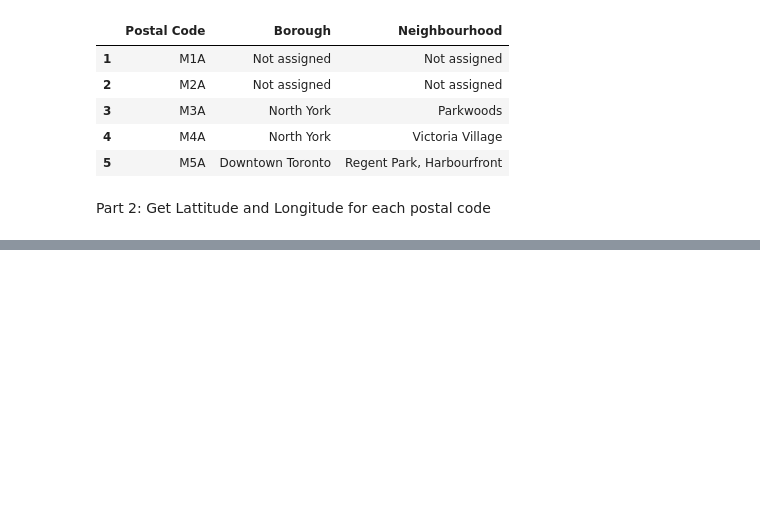
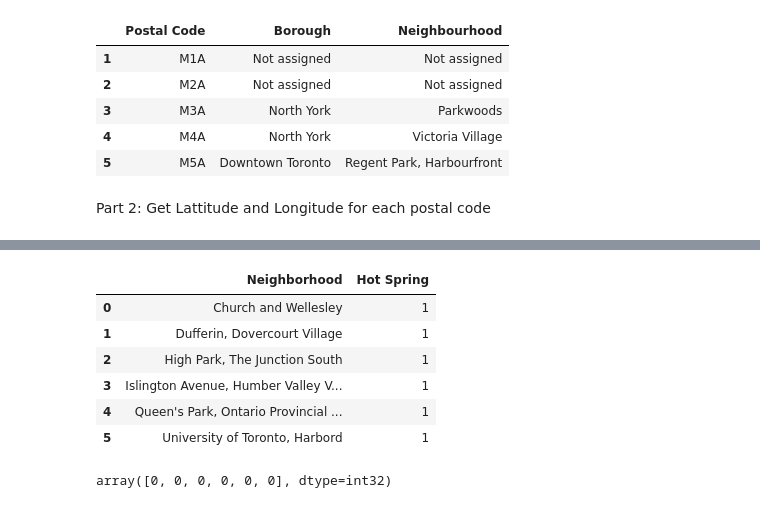
Before and after one commit to JustChandy/Coursera_Capstone, a Jupyter notebook: Toronto_Segmenting+Clustering.ipynb, the cells around one changed output, grey strips where cells are left out. Cells and saved outputs as stored; diff of their text form; code cells hidden in the pictures; blank space fills up the shorter version.

```diff
--- a/Toronto_Segmenting+Clustering.ipynb
+++ b/Toronto_Segmenting+Clustering.ipynb
@@ -106,0 +191,4 @@ df.head()
+# %%
+radius = 500
+url = 'https://api.foursquare.com/v2/venues/explore?client_id={}&client_secret={}&ll={},{}&v={}&radius={}&limit={}'.format(CLIENT_ID, CLIENT_SECRET, neighborhood_latitude, neighborhood_longitude, VERSION, radius, LIMIT)
+url
@@ -106,0 +197,3 @@ df.head()
+# %%
+results = requests.get(url).json()
+results
@@ -106,0 +272,11 @@ df.head()
+# %%
+toronto_onehot = pd.get_dummies(toronto_venues[['Venue Category']], prefix="", prefix_sep="")
+
+# add neighborhood column back to dataframe
+toronto_onehot['Neighborhood'] = toronto_venues['Neighborhood']
+
+# move neighborhood column to the first column
+fixed_columns = [toronto_onehot.columns[-1]] + list(toronto_onehot.columns[:-1])
+toronto_onehot = toronto_onehot[fixed_columns]
+
+toronto_onehot.head()
@@ -106,0 +290,23 @@ df.head()
+# %%
+toronto_grouped = toronto_onehot.groupby('Neighborhood').mean().reset_index()
+toronto_grouped
+# %% [output]
+|  | Neighborhood | Hot Spring |
+| 0 | Church and Wellesley | 1 |
+| 1 | Dufferin, Dovercourt Village | 1 |
+| 2 | High Park, The Junction South | 1 |
+| 3 | Islington Avenue, Humber Valley V... | 1 |
+| 4 | Queen's Park, Ontario Provincial ... | 1 |
+| 5 | University of Toronto, Harbord | 1 |
+# %%
+kclusters = 1
+
+toronto_grouped_clustering = toronto_grouped.drop('Neighborhood', 1)
+
+# run k-means clustering
+kmeans = KMeans(n_clusters=kclusters, random_state=0).fit(toronto_grouped_clustering)
+
+# check cluster labels generated for each row in the dataframe
+kmeans.labels_[0:10]
+# %% [output]
+array([0, 0, 0, 0, 0, 0], dtype=int32)
```
Also changed, not shown: parts of 22 cells of this notebook.
